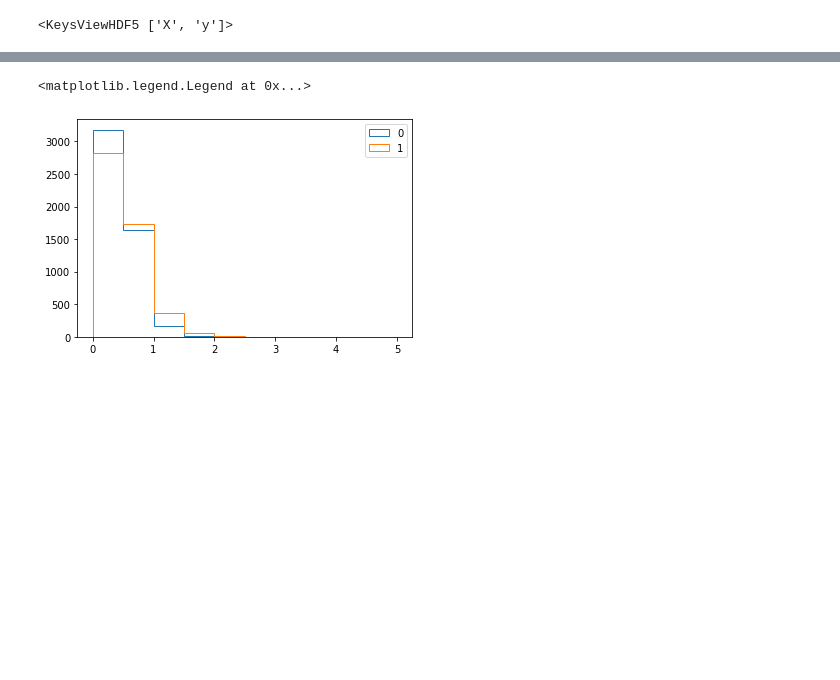
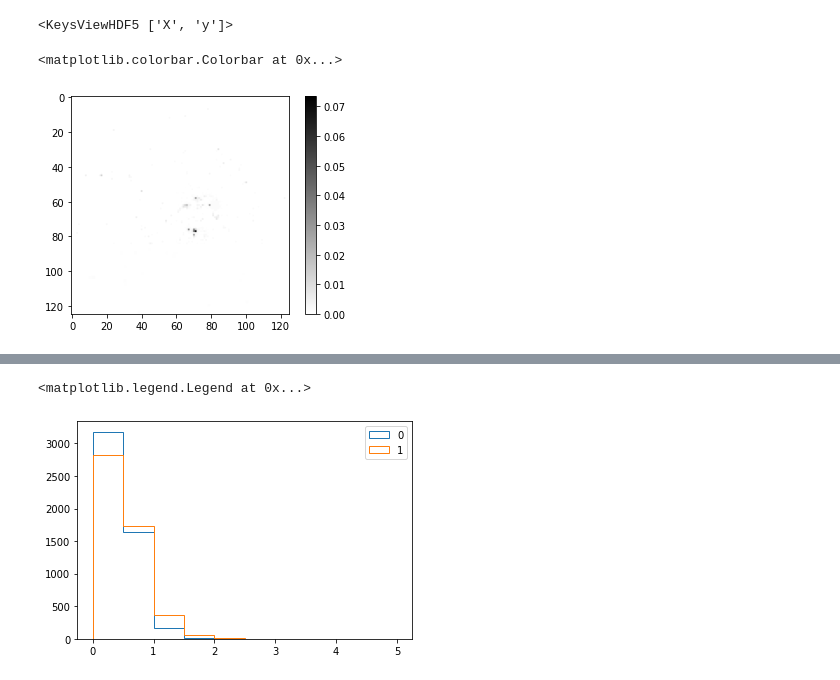
Before and after one commit to TomMago/hep-VQAE, a Jupyter notebook: notebooks/Quark-Gluon/Explore_Data.ipynb, the cells around one changed output, grey strips where cells are left out. Cells and saved outputs as stored; diff of their text form; code cells hidden in the pictures; blank space fills up the shorter version.

```diff
--- a/notebooks/Quark-Gluon/Explore_Data.ipynb
+++ b/notebooks/Quark-Gluon/Explore_Data.ipynb
@@ -16,0 +27,6 @@ f.keys()
+# %%
+plt.imshow(x_train[20,:,:,1],cmap='binary')
+plt.colorbar()
+# %% [output]
+<matplotlib.colorbar.Colorbar at 0x...>
+[figure, added]
```
Also changed, not shown: parts of 13 cells of this notebook, 13 other files.
